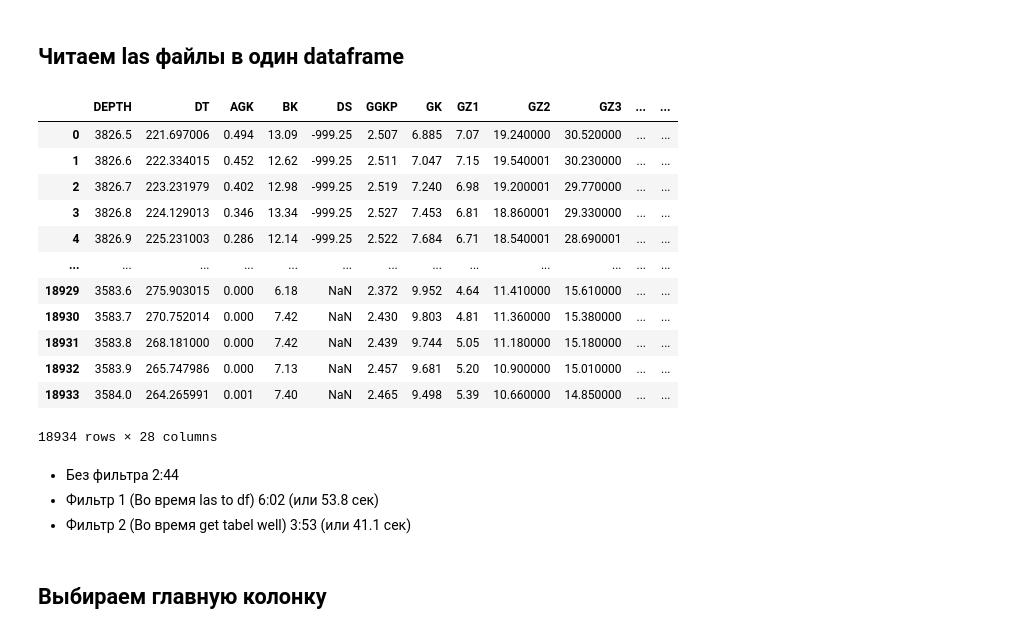
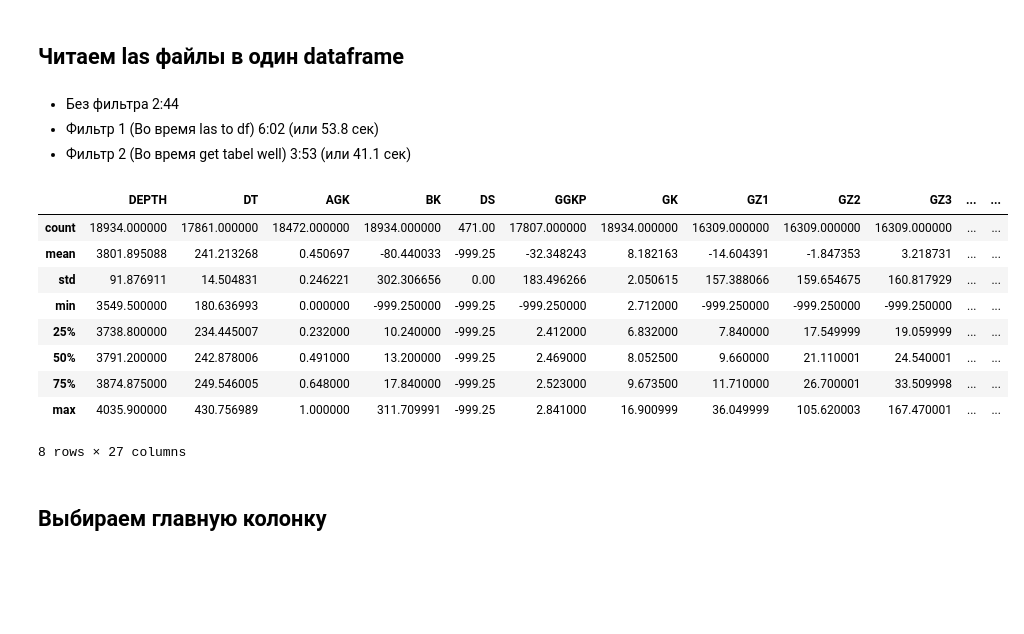
Before and after one commit to NELopatin-dev/MasterClass, a Jupyter notebook: main.ipynb, the cells around one changed output. Cells and saved outputs as stored; diff of their text form; code cells hidden in the pictures; blank space fills up the shorter version.

```diff
--- a/main.ipynb
+++ b/main.ipynb
@@ -383,25 +406,23 @@ well_tops = pd.DataFrame(data = get_well_tops())
 
 # Запускаем чтение и сбор всех данных по скважинам в один DataFrame
 df = all_in_one(file_names)
-df
-# %% [output]
-|  | DEPTH | DT | AGK | BK | DS | GGKP | GK | GZ1 | GZ2 | GZ3 | ... | ... |
-| 0 | 3826.5 | 221.697006 | 0.494 | 13.09 | -999.25 | 2.507 | 6.885 | 7.07 | 19.240000 | 30.520000 | ... | ... |
-| 1 | 3826.6 | 222.334015 | 0.452 | 12.62 | -999.25 | 2.511 | 7.047 | 7.15 | 19.540001 | 30.230000 | ... | ... |
-| 2 | 3826.7 | 223.231979 | 0.402 | 12.98 | -999.25 | 2.519 | 7.240 | 6.98 | 19.200001 | 29.770000 | ... | ... |
-| 3 | 3826.8 | 224.129013 | 0.346 | 13.34 | -999.25 | 2.527 | 7.453 | 6.81 | 18.860001 | 29.330000 | ... | ... |
-| 4 | 3826.9 | 225.231003 | 0.286 | 12.14 | -999.25 | 2.522 | 7.684 | 6.71 | 18.540001 | 28.690001 | ... | ... |
-| ... | ... | ... | ... | ... | ... | ... | ... | ... | ... | ... | ... | ... |
-| 18929 | 3583.6 | 275.903015 | 0.000 | 6.18 | NaN | 2.372 | 9.952 | 4.64 | 11.410000 | 15.610000 | ... | ... |
-| 18930 | 3583.7 | 270.752014 | 0.000 | 7.42 | NaN | 2.430 | 9.803 | 4.81 | 11.360000 | 15.380000 | ... | ... |
-| 18931 | 3583.8 | 268.181000 | 0.000 | 7.42 | NaN | 2.439 | 9.744 | 5.05 | 11.180000 | 15.180000 | ... | ... |
-| 18932 | 3583.9 | 265.747986 | 0.000 | 7.13 | NaN | 2.457 | 9.681 | 5.20 | 10.900000 | 15.010000 | ... | ... |
-| 18933 | 3584.0 | 264.265991 | 0.001 | 7.40 | NaN | 2.465 | 9.498 | 5.39 | 10.660000 | 14.850000 | ... | ... |
-18934 rows × 28 columns
 # %% [markdown]
 - Без фильтра 2:44
 - Фильтр 1 (Во время las to df) 6:02 (или 53.8 сек)
 - Фильтр 2 (Во время get tabel well) 3:53 (или 41.1 сек)
+# %%
+df.describe()
+# %% [output]
+|  | DEPTH | DT | AGK | BK | DS | GGKP | GK | GZ1 | GZ2 | GZ3 | ... | ... |
+| count | 18934.000000 | 17861.000000 | 18472.000000 | 18934.000000 | 471.00 | 17807.000000 | 18934.000000 | 16309.000000 | 16309.000000 | 16309.000000 | ... | ... |
+| mean | 3801.895088 | 241.213268 | 0.450697 | -80.440033 | -999.25 | -32.348243 | 8.182163 | -14.604391 | -1.847353 | 3.218731 | ... | ... |
+| std | 91.876911 | 14.504831 | 0.246221 | 302.306656 | 0.00 | 183.496266 | 2.050615 | 157.388066 | 159.654675 | 160.817929 | ... | ... |
+| min | 3549.500000 | 180.636993 | 0.000000 | -999.250000 | -999.25 | -999.250000 | 2.712000 | -999.250000 | -999.250000 | -999.250000 | ... | ... |
+| 25% | 3738.800000 | 234.445007 | 0.232000 | 10.240000 | -999.25 | 2.412000 | 6.832000 | 7.840000 | 17.549999 | 19.059999 | ... | ... |
+| 50% | 3791.200000 | 242.878006 | 0.491000 | 13.200000 | -999.25 | 2.469000 | 8.052500 | 9.660000 | 21.110001 | 24.540001 | ... | ... |
+| 75% | 3874.875000 | 249.546005 | 0.648000 | 17.840000 | -999.25 | 2.523000 | 9.673500 | 11.710000 | 26.700001 | 33.509998 | ... | ... |
+| max | 4035.900000 | 430.756989 | 1.000000 | 311.709991 | -999.25 | 2.841000 | 16.900999 | 36.049999 | 105.620003 | 167.470001 | ... | ... |
+8 rows × 27 columns
 # %% [markdown]
 ## Выбираем главную колонку
 # %% [markdown]
```
Also changed, not shown: parts of 25 cells of this notebook.
